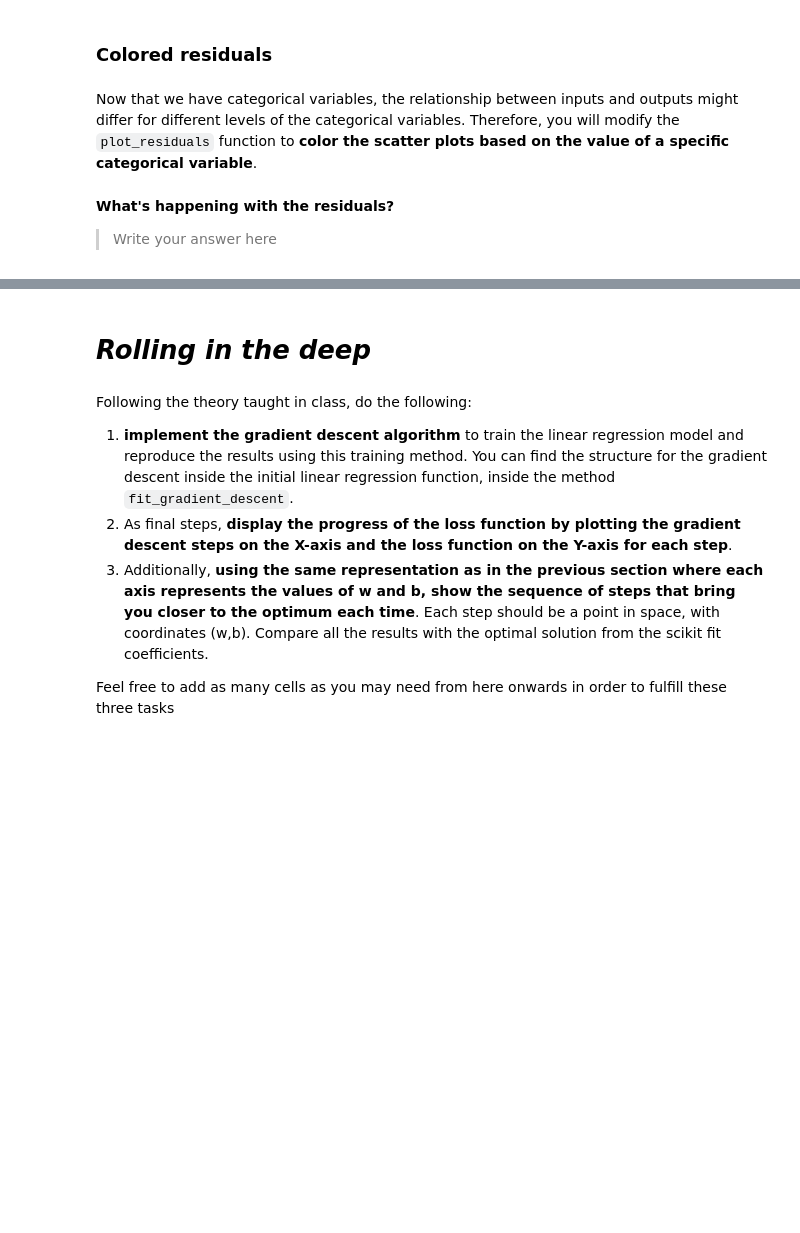
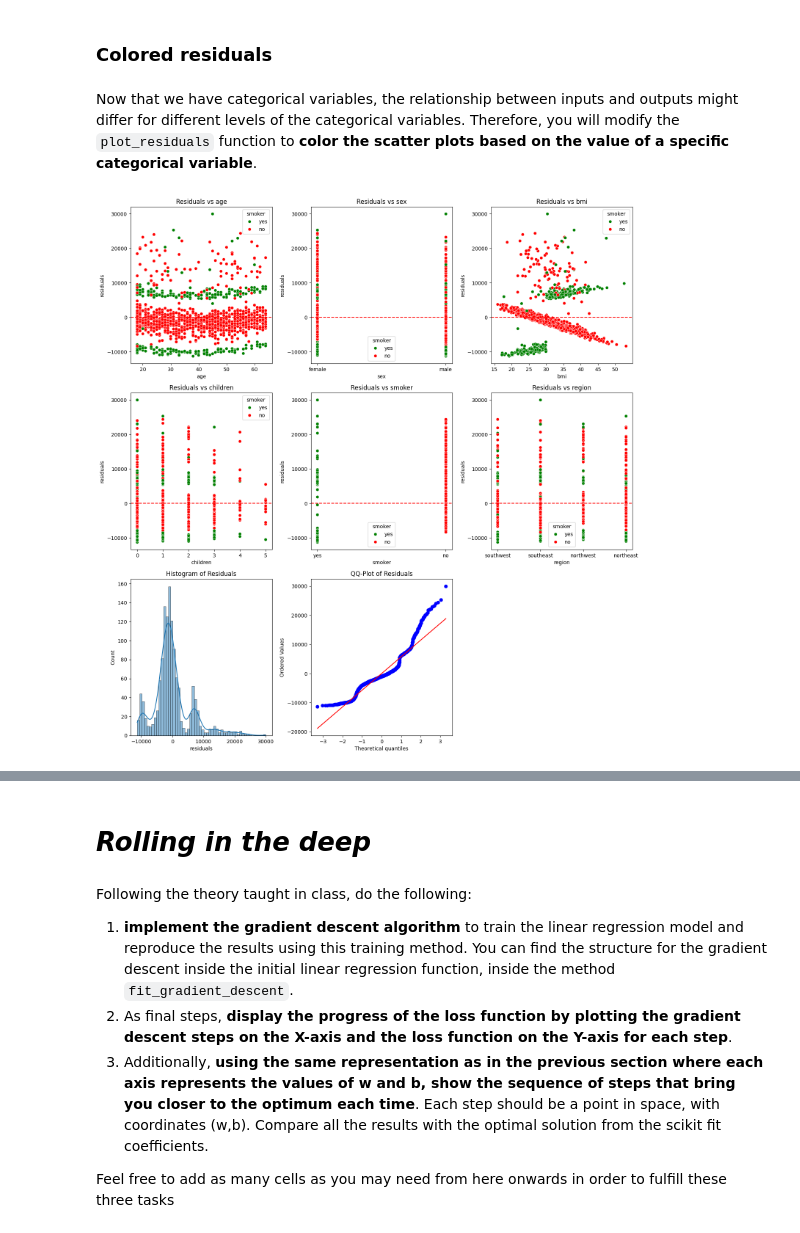
Before and after one commit to ICAI-IMAT-ML/p2-4-Jandres321, a Jupyter notebook: notebook/Lab_2_4_LR2.ipynb, the cells around one changed output, grey strips where cells are left out. Saved outputs shown, nothing was run; the diff lists cells and outputs as text; code cells hidden in the pictures; blank space fills up the shorter version.

```diff
--- a/notebook/Lab_2_4_LR2.ipynb
+++ b/notebook/Lab_2_4_LR2.ipynb
@@ -176,8 +185,15 @@ In order to fit a regression model with these contributions, construct a new dat
 
 * Also, pay attention to the fact that you can use whatever contribution you see fit here, not just these previous ones.
 # %%
-# TODO
-data_transf = pd.DataFrame({'Input1': input1 ** None,   # Substitute "None" by the degree you think works here
+# Define the input variables
+input1 = data['Input1']
+input2 = data['Input2']
+input3 = data['Input3']
+input4 = data['Input4']
+output = data['Output']
+
+# Transform the data
+data_transf = pd.DataFrame({'Input1': input1 ** 2,   # Substitute "None" by the degree you think works here
                             'Input2': np.exp(input3),
                             'Input3': input4,
                             'Output': output})
@@ -249,8 +282,8 @@ url = "https://raw.githubusercontent.com/stedy/Machine-Learning-with-R-datasets/
 data = pd.read_csv(url)
 
 # Preprocess the data
-# TODO: One-hot encode categorical variables. Use pd.get_dummies()
-data_encoded = pd.get_dummies(None)
+# One-hot encode categorical variables. Use pd.get_dummies()
+data_encoded = pd.get_dummies(data, drop_first=True)
 
 # Split the data into features (X) and target (y)
 X = data_encoded.drop('charges', axis=1)
@@ -284,8 +319,8 @@ def plot_residuals(data, output_column, prediction_column, categorical_var=None)
         prediction_column (str): The name of the prediction column.
         categorical_var (str, optional): The name of a categorical variable for coloring. Defaults to None.
     """
-    # TODO: As before, calculate residuals
-    data['residuals'] = None
+    # Calculate residuals
+    data['residuals'] = data[output_column] - data[prediction_column]
 
     # Identify columns to plot (excluding the output and prediction columns)
     columns_to_plot = [col for col in data.columns if col not in [output_column, prediction_column, 'residuals']]
@@ -300,36 +335,36 @@ def plot_residuals(data, output_column, prediction_column, categorical_var=None)
     # Flatten the axes array for easy iteration
     axes = axes.flatten()
 
-    # TODO: Plot each variable against the residuals
+    # Plot each variable against the residuals
     for i, col in enumerate(columns_to_plot):
         ax = axes[i]
 
         if categorical_var and categorical_var in data.columns:
-            sns.scatterplot(x = None, y = None, data=data, ax=ax hue = None)
+            palette = {'yes': 'green', 'no': 'red'}
+            sns.scatterplot(x=data[col], y=data['residuals'], hue=data[categorical_var], palette=palette, ax=ax)
         else:
-            sns.scatterplot(x = None, y = None, data=data, ax=ax)
+            sns.scatterplot(x=data[col], y=data['residuals'], ax=ax)
 
         ax.set_title(f'Residuals vs {col}')
         ax.axhline(0, ls='--', color='r')
 
     # Histogram of residuals
     sns.histplot(data['residuals'], kde=True, ax=axes[i + 1])
     axes[i + 1].set_title('Histogram of Residuals')
 
     # QQ-plot of residuals
     stats.probplot(data['residuals'], dist="norm", plot=axes[i + 2])
     axes[i + 2].set_title('QQ-Plot of Residuals')
 
     # Hide any unused axes
     for j in range(i + 3, len(axes)):
         axes[j].set_visible(False)
 
     plt.tight_layout()
     plt.show()
 
 data['predictions'] = model.predict(X)
 # Example usage
 plot_residuals(data, 'charges', 'predictions', 'smoker')
+# %% [output]
+[figure, added]
-# %% [markdown]
-**What's happening with the residuals?**
-> Write your answer here
```
Also changed, not shown: parts of 14 cells of this notebook.
